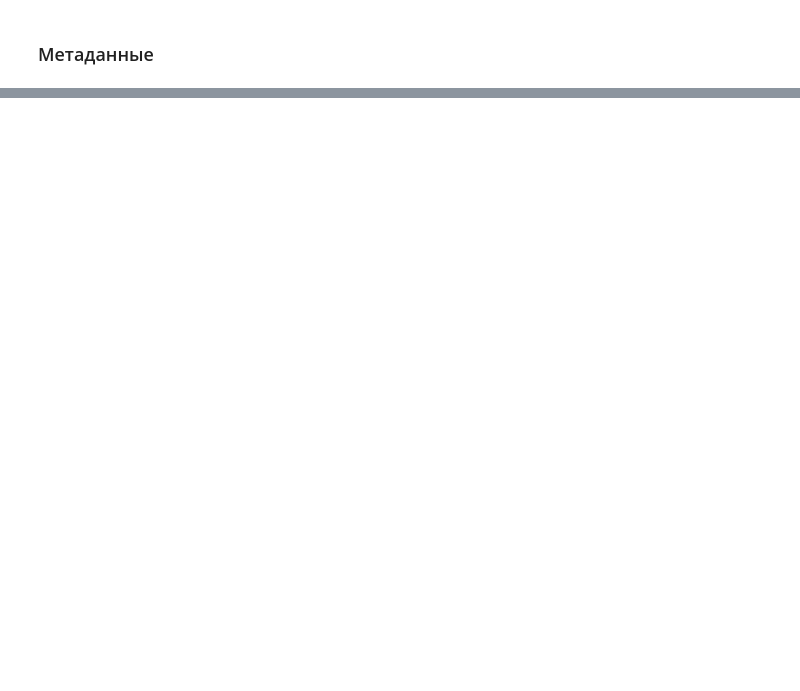
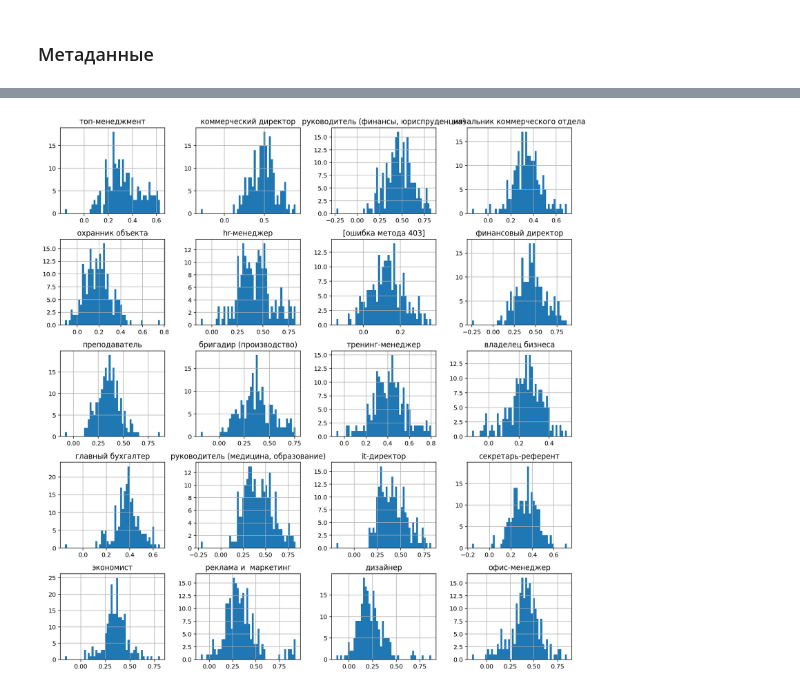
Before and after one commit to dimdasci/m01-psychotype-occupation-relaiton, a Jupyter notebook: notebooks/profession_visual_analysis.ipynb, the cells around one changed output, grey strips where cells are left out. Drawn from its saved outputs; the diff is of its cells as text; code cells hidden in the pictures; blank space fills up the shorter version.

```diff
--- a/notebooks/profession_visual_analysis.ipynb
+++ b/notebooks/profession_visual_analysis.ipynb
@@ -490,0 +581,26 @@ all_labels.to_csv('../datasets/processed/profession_lables.tsv', sep='\t', index
+# %%
+b2b_categories = []
+b2b_professions = []
+b2b_full_name = []
+
+for sentence in b2b_labels:
+    parts = [s.strip() for s in sentence.split('|')]
+
+    b2b_categories.append(parts[0])
+
+    if len(parts) > 1:
+        b2b_professions.append(parts[1])
+        b2b_full_name.append(b2b_categories[-1] + ' ' + b2b_professions[-1])
+    else:
+        b2b_professions.append(parts[0])
+        b2b_full_name.append(b2b_categories[-1])
+
+
+
+b2b_categories = list(set(b2b_categories))
+b2b_professions = list(set(b2b_professions))
+b2b_full_name = list(set(b2b_full_name))
+
+print('Категорий', len(b2b_categories))
+print('Профессий', len(b2b_professions))
+print('Полных названий', len(b2b_full_name))
@@ -490,0 +613,7 @@ all_labels.to_csv('../datasets/processed/profession_lables.tsv', sep='\t', index
+# %%
+b2b_professions_docs = tokenize_texts(b2b_professions)
+
+v_b2b_professions_a = docs_2_vec(model=a_model,
+                                 documents=b2b_professions_docs)
+v_b2b_professions_c = docs_2_vec(model=c_model,
+                                 documents=b2b_professions_docs)
@@ -490,0 +624,3 @@ all_labels.to_csv('../datasets/processed/profession_lables.tsv', sep='\t', index
+# %%
+b2b_dist_a = calculate_cosine_similarity(v_b2b_professions_a, v_prof_roles_a, b2b_professions)
+b2b_dist_a.shape
@@ -490,0 +657,5 @@ all_labels.to_csv('../datasets/processed/profession_lables.tsv', sep='\t', index
+# %%
+b2b_dist_a.iloc[:, :20].hist(bins=50, figsize=(15,16))
+plt.show()
+# %% [output]
+[figure, added]
```
Also changed, not shown: parts of 135 cells of this notebook.
